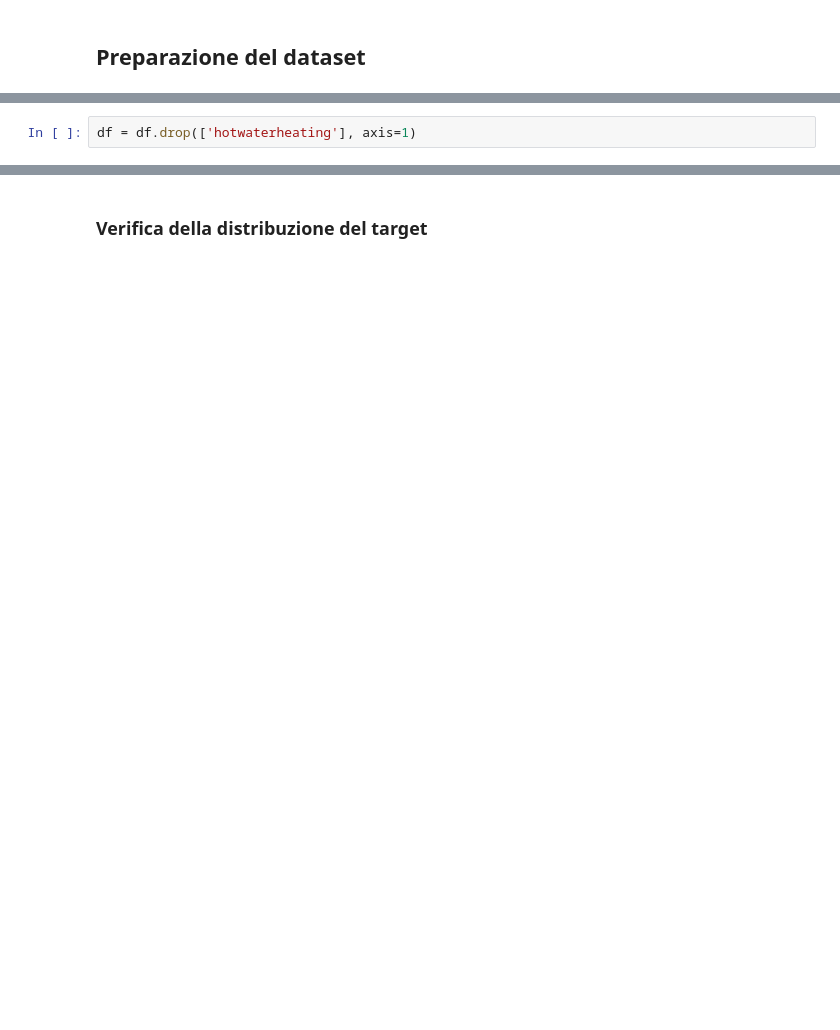
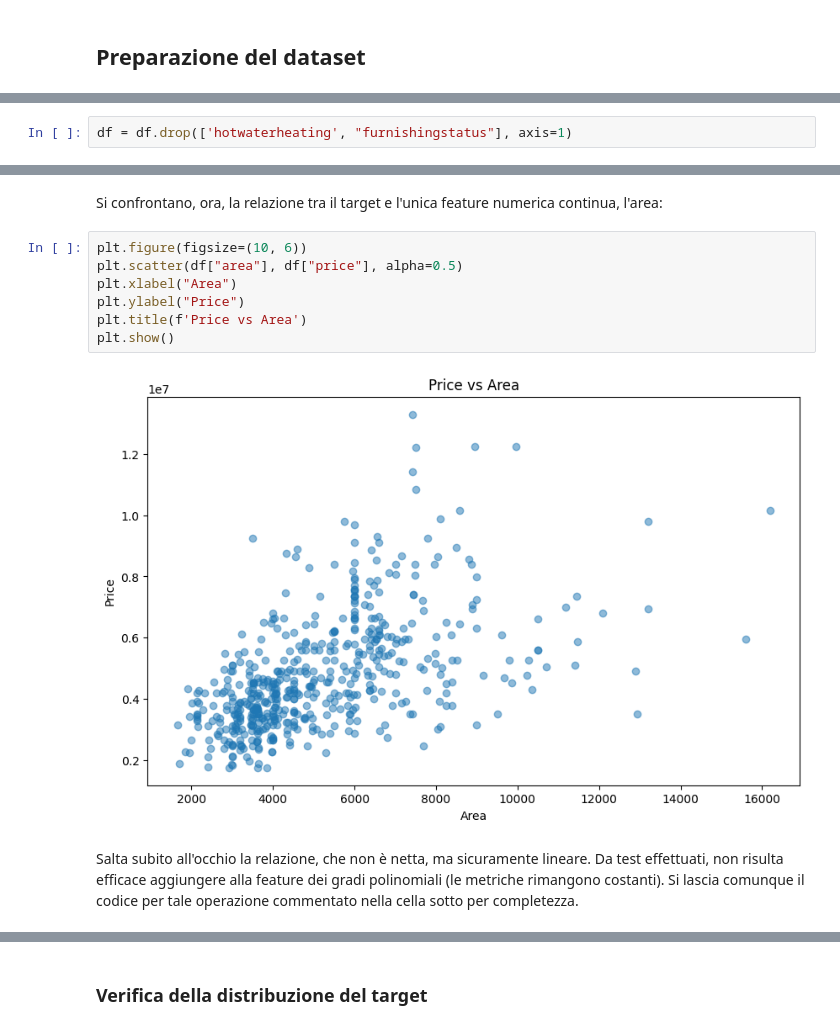
Before and after one commit to crypto-infinity/proai, a Jupyter notebook: course3-ml-basics/project/mercato_immobiliare.ipynb, the cells around one changed output, grey strips where cells are left out. Cells and saved outputs as stored; diff of their text form; blank space fills up the shorter version.

```diff
--- a/course3-ml-basics/project/mercato_immobiliare.ipynb
+++ b/course3-ml-basics/project/mercato_immobiliare.ipynb
@@ -109,2 +108,2 @@ Fa eccezione la feature "hotwaterheating", che possiede una *bassa* correlazione
 # %%
-df = df.drop(['hotwaterheating'], axis=1)
+df = df.drop(['hotwaterheating', "furnishingstatus"], axis=1)
@@ -112,0 +110,13 @@ Verranno effettuati ulteriori passaggi di feature selection più avanti, tramite
+# %% [markdown]
+Si confrontano, ora, la relazione tra il target e l'unica feature numerica continua, l'area:
+# %%
+plt.figure(figsize=(10, 6))
+plt.scatter(df["area"], df["price"], alpha=0.5)
+plt.xlabel("Area")
+plt.ylabel("Price")
+plt.title(f'Price vs Area')
+plt.show()
+# %% [output]
+[figure, added]
+# %% [markdown]
+Salta subito all'occhio la relazione, che non è netta, ma sicuramente lineare. Da test effettuati, non risulta efficace aggiungere alla feature dei gradi polinomiali (le metriche rimangono costanti). Si lascia comunque il codice per tale operazione commentato nella cella sotto per completezza.
```
Also changed, not shown: parts of 68 cells of this notebook.
